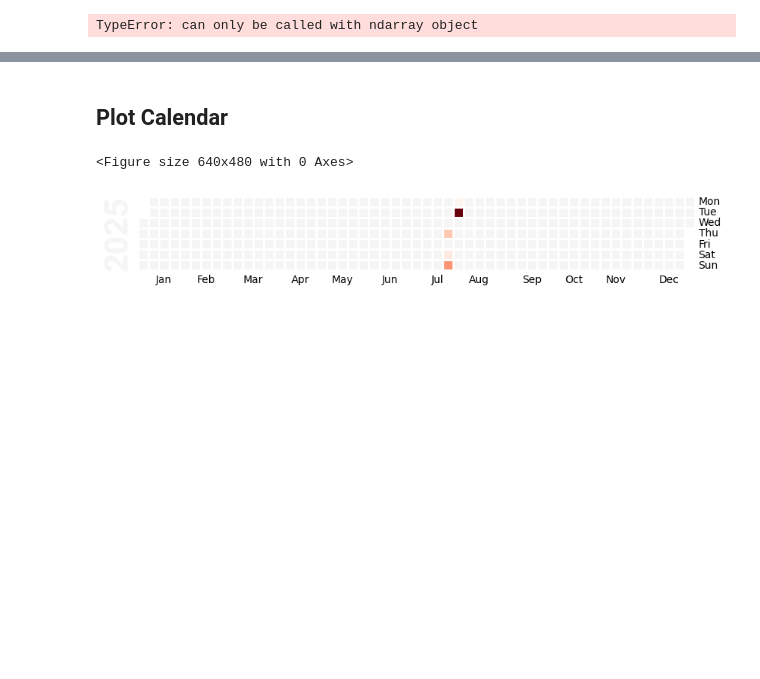
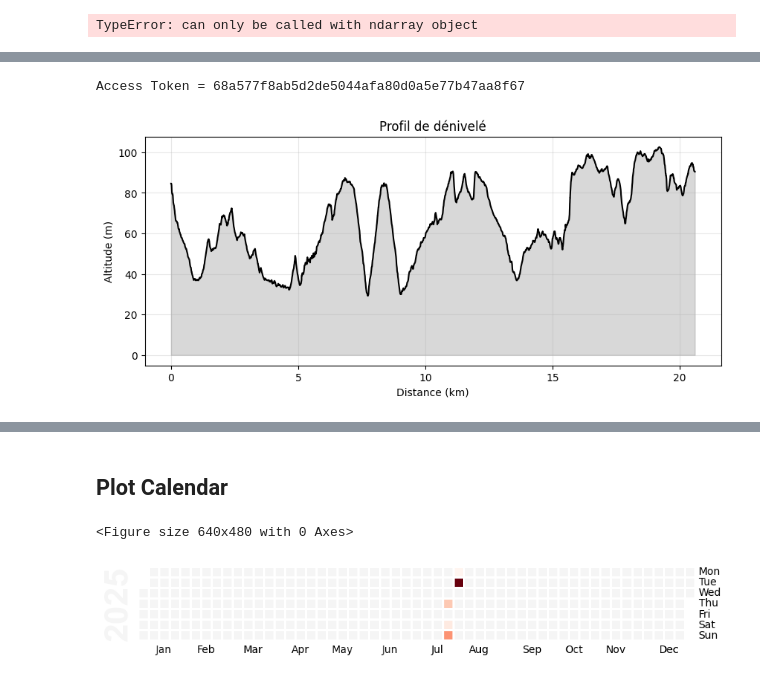
Before and after one commit to ArthurDercq/eye_sight, a Jupyter notebook: notebook/graphs.ipynb, the cells around one changed output, grey strips where cells are left out. Saved outputs shown, nothing was run; the diff lists cells and outputs as text; code cells hidden in the pictures; blank space fills up the shorter version.

```diff
--- a/notebook/graphs.ipynb
+++ b/notebook/graphs.ipynb
@@ -389,0 +333,61 @@ def plot_facets(df, output_file="plot.png"):
+# %%
+import requests
+import matplotlib.pyplot as plt
+import numpy as np
+
+# ----------------------------
+# 1. Paramètres à remplir
+# ----------------------------
+ACTIVITY_ID = "15624755365"           # ID de ton activité Strava
+AUTH_URL ="https://www.strava.com/oauth/token"
+STRAVA_CLIENT_ID="114062"
+STRAVA_CLIENT_SECRET="3ff69d1668764ef3f5ebdfbe71ecc04bf694d74c"
+STRAVA_REFRESH_TOKEN="e4a08d7904a3eedba9782ee6aa7b8644898beaff"
+# ----------------------------
+# 2. Récupération des streams
+# ----------------------------
+
+payload = {
+    'client_id': STRAVA_CLIENT_ID,
+    'client_secret': STRAVA_CLIENT_SECRET,
+    'refresh_token': STRAVA_REFRESH_TOKEN,
+    'grant_type': "refresh_token",
+    'f': 'json'
+    }
+res = requests.post(AUTH_URL, data=payload, verify=False)
+access_token = res.json()['access_token']
+print("Access Token = {}\n".format(access_token))
+
+url = f"https://www.strava.com/api/v3/activities/{ACTIVITY_ID}/streams"
+params = {
+    "keys": "latlng,altitude,distance,time",
+    "key_by_type": "true"
+}
+headers = {"Authorization": f"Bearer {access_token}"}
+
+resp = requests.get(url, params=params, headers=headers)
+resp.raise_for_status()
+streams = resp.json()
+
+latlng = streams.get("latlng", {}).get("data", [])
+altitude = streams.get("altitude", {}).get("data", [])
+distance = streams.get("distance", {}).get("data", [])
+
+if not altitude or not distance:
+    raise ValueError("⚠️ Pas de données altitude/distance dans cette activité !")
+
+# ----------------------------
+# 3. Tracé du profil de dénivelé
+# ----------------------------
+plt.figure(figsize=(10,4))
+plt.plot(np.array(distance)/1000, altitude, color="black")
+plt.fill_between(np.array(distance)/1000, altitude, alpha=0.3, color="gray")
+
+plt.xlabel("Distance (km)")
+plt.ylabel("Altitude (m)")
+plt.title("Profil de dénivelé")
+plt.grid(alpha=0.3)
+plt.show()
+# %% [output]
+Access Token = 68a577f8ab5d2de5044afa80d0a5e77b47aa8f67
+[figure, added]
```
Also changed, not shown: parts of 10 cells of this notebook, 2 other files.
